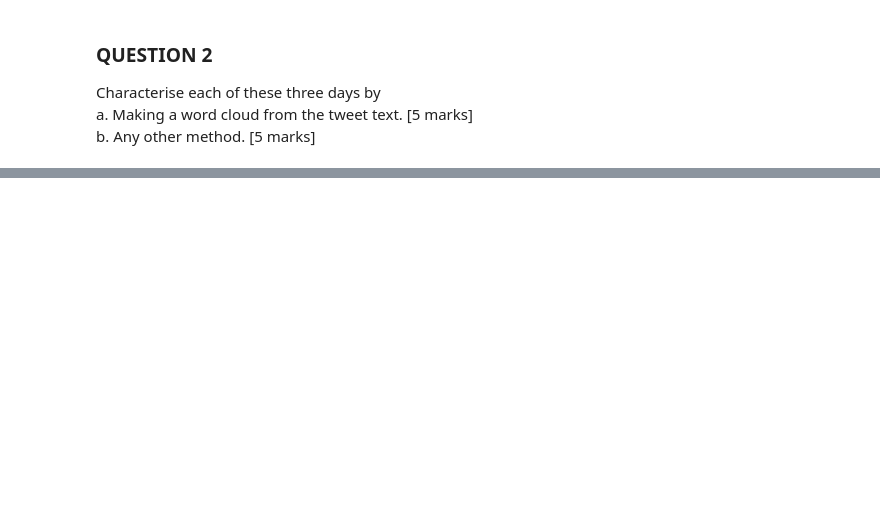
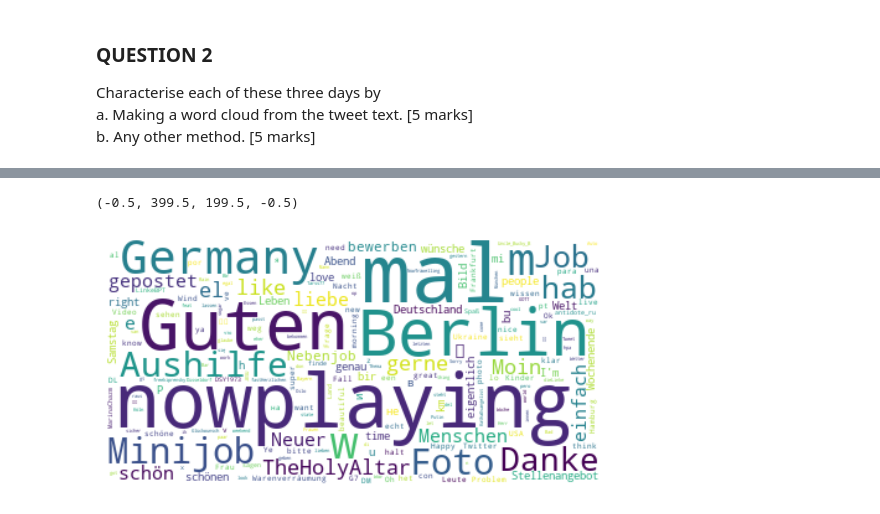
Before and after one commit to katoxiv/X-Notebooks, a Jupyter notebook: Twitter_Coursework/04_Events.ipynb, the cells around one changed output, grey strips where cells are left out. Drawn from its saved outputs; the diff is of its cells as text; code cells hidden in the pictures; blank space fills up the shorter version.

```diff
--- a/Twitter_Coursework/04_Events.ipynb
+++ b/Twitter_Coursework/04_Events.ipynb
@@ -163,0 +267,14 @@ b. Any other method. [5 marks]
+# %%
+text = ' '.join(gr_df['text'].tolist())
+
+word_cloud = WordCloud(stopwords = final_stopwords_list, collocations = False, background_color = 'white').generate(text)
+
+fig , ax = plt.subplots()
+
+ax.imshow(word_cloud, interpolation='bilinear')
+ax.axis("off")
+
+# Legislative elections in France were held on 12 and 19 June 2022 to elect the 577 members of the 16th National Assembly of the Fifth French Republic.
+# %% [output]
+(-0.5, 399.5, 199.5, -0.5)
+[figure, added]
```
Also changed, not shown: parts of 15 cells of this notebook.
